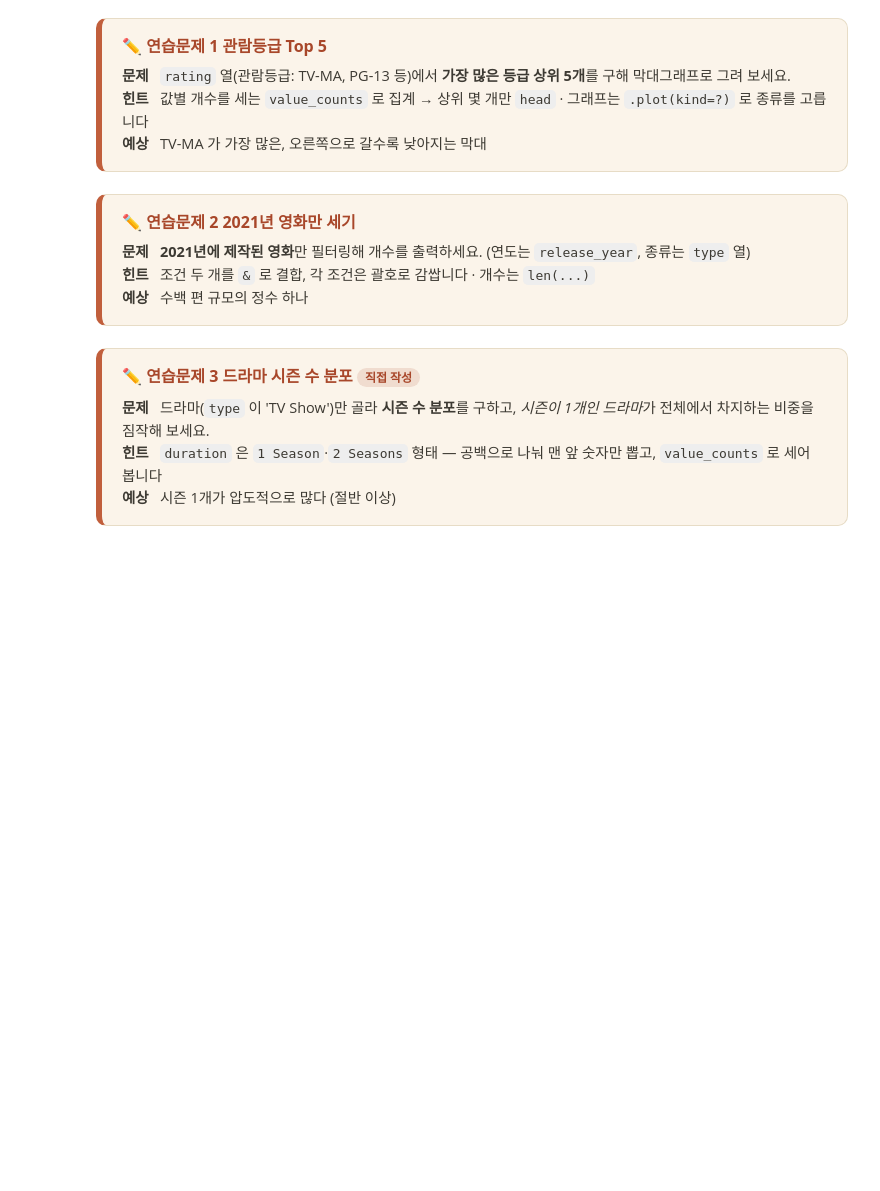
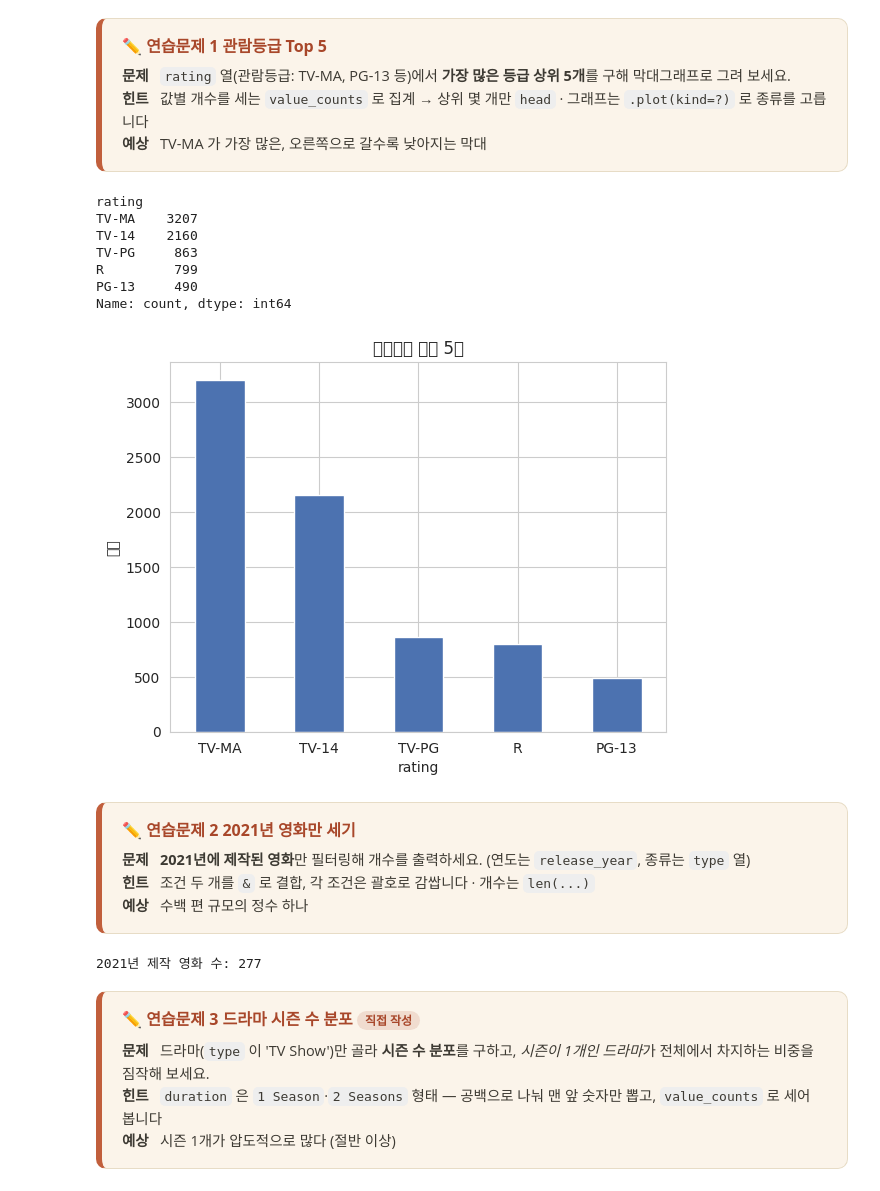
Before and after one commit to mspar0624/numpy, a Jupyter notebook: session-4-data-analysis/s4-02-Netflix데이터분석-실습.ipynb, the cells around one changed output. Cells and saved outputs as stored; diff of their text form; code cells hidden in the pictures; blank space fills up the shorter version.

```diff
--- a/session-4-data-analysis/s4-02-Netflix데이터분석-실습.ipynb
+++ b/session-4-data-analysis/s4-02-Netflix데이터분석-실습.ipynb
@@ -365,11 +513,20 @@ plt.show()
 </div>
 # %%
 # ✏️ 연습문제 1 — 빈칸(____)을 채워 보세요
-top_rating = df['rating'].____().head(5)   # 값별 개수를 세는 메서드
+top_rating = df['rating'].value_counts().head(5)   # 값별 개수를 세는 메서드
 print(top_rating)
 
-top_rating.plot(kind='____', color='#4C72B0', rot=0)   # 어떤 종류의 그래프일까요?
+top_rating.plot(kind='bar', color='#4C72B0', rot=0)   # 어떤 종류의 그래프일까요?
 plt.title('관람등급 상위 5개'); plt.ylabel('개수'); plt.show()
+# %% [output]
+rating
+TV-MA    3207
+TV-14    2160
+TV-PG     863
+R         799
+PG-13     490
+Name: count, dtype: int64
+[figure, added]
 # %% [markdown]
 <div style="border:1px solid #E7DCC6;border-left:6px solid #C15F3C;border-radius:10px;background:#FBF4EA;padding:16px 20px;margin:12px 0;">
 <div style="font-size:16px;font-weight:700;color:#A8472A;margin-bottom:8px;">✏️ 연습문제 2 2021년 영화만 세기</div>
@@ -379,8 +536,10 @@ plt.title('관람등급 상위 5개'); plt.ylabel('개수'); plt.show()
 </div>
 # %%
 # ✏️ 연습문제 2 — 빈칸을 채워 보세요
-movies_2021 = df[(df['release_year'] == ____) & (df['____'] == 'Movie')]   # 두 조건을 & 로 결합
+movies_2021 = df[(df['release_year'] == 2021) & (df['type'] == 'Movie')]   # 두 조건을 & 로 결합
 print(f"2021년 제작 영화 수: {len(movies_2021)}")
+# %% [output]
+2021년 제작 영화 수: 277
 # %% [markdown]
 <div style="border:1px solid #E7DCC6;border-left:6px solid #C15F3C;border-radius:10px;background:#FBF4EA;padding:16px 20px;margin:12px 0;">
 <div style="font-size:16px;font-weight:700;color:#A8472A;margin-bottom:8px;">✏️ 연습문제 3 드라마 시즌 수 분포 <span style="font-size:12px;color:#A8472A;background:#F0DCCF;padding:1px 8px;border-radius:10px;margin-left:6px;">직접 작성</span></div>
```
Also changed, not shown: parts of 24 cells of this notebook.
